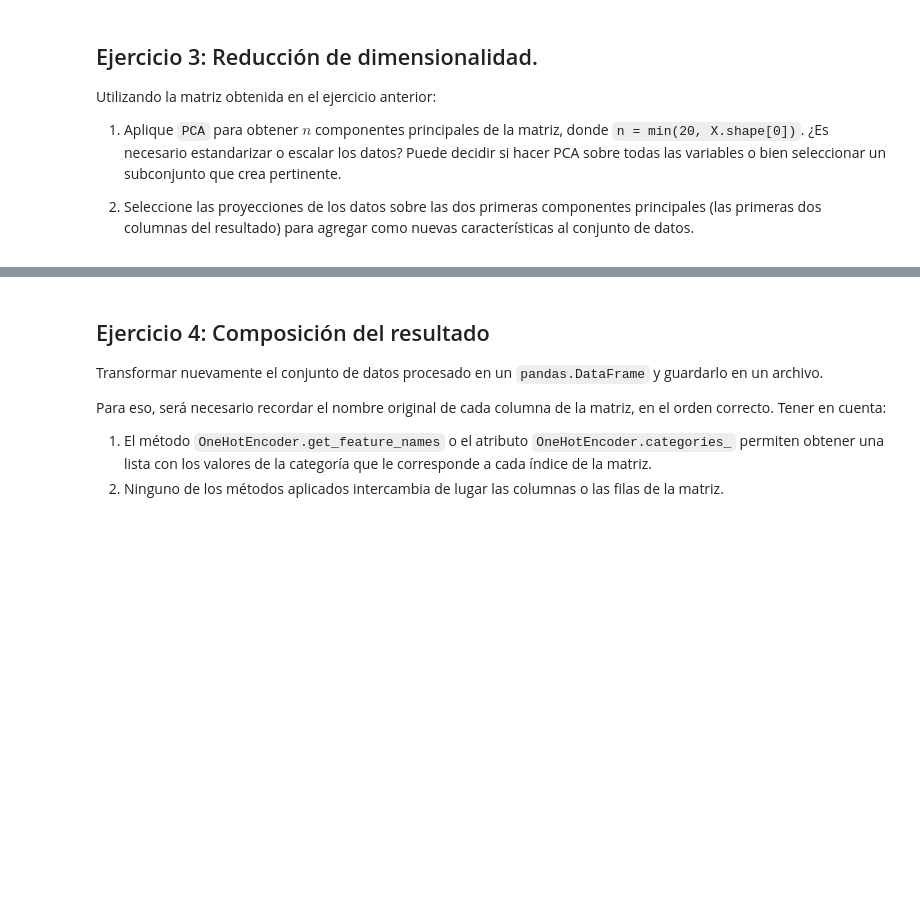
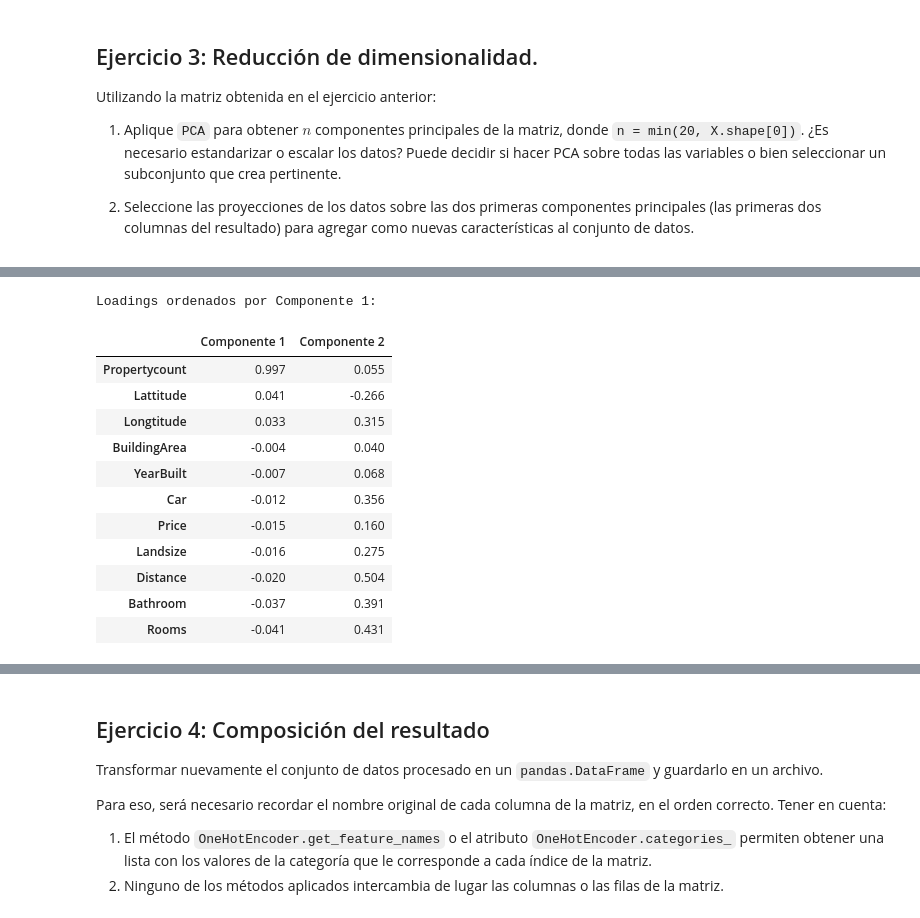
Before and after one commit to sgruyzcki/DiploDatos2026, a Jupyter notebook: Análisis Exploratorio y Curación de Datos/parte 1/ECD_2026_Entregable_Parte_1_grupo_3.ipynb, the cells around one changed output, grey strips where cells are left out. Drawn from its saved outputs; the diff is of its cells as text; code cells hidden in the pictures; blank space fills up the shorter version.

```diff
--- a/Análisis Exploratorio y Curación de Datos/parte 1/ECD_2026_Entregable_Parte_1_grupo_3.ipynb
+++ b/Análisis Exploratorio y Curación de Datos/parte 1/ECD_2026_Entregable_Parte_1_grupo_3.ipynb
@@ -832,11 +872,24 @@ print("Shape PCA (2 componentes):", matrix_pca_2.shape)
 # %%
-all_name_cols = numerical_col + ['YearBuilt', 'BuildingArea']
-
-# Loadings de las 2 primeras componentes
+# Nombres de las variables usadas en PCA
 loadings = pd.DataFrame(
     pca.components_[:2].T,
-    index=all_name_cols,
+    index=nombres_cols,
     columns=['Componente 1', 'Componente 2']
 ).round(3)
 
-print(loadings.sort_values('Componente 1', ascending=False))
+print("Loadings ordenados por Componente 1:")
+display(loadings.sort_values('Componente 1', ascending=False))
+# %% [output]
+Loadings ordenados por Componente 1:
+|  | Componente 1 | Componente 2 |
+| Propertycount | 0.997 | 0.055 |
+| Lattitude | 0.041 | -0.266 |
+| Longtitude | 0.033 | 0.315 |
+| BuildingArea | -0.004 | 0.040 |
+| YearBuilt | -0.007 | 0.068 |
+| Car | -0.012 | 0.356 |
+| Price | -0.015 | 0.160 |
+| Landsize | -0.016 | 0.275 |
+| Distance | -0.020 | 0.504 |
+| Bathroom | -0.037 | 0.391 |
+| Rooms | -0.041 | 0.431 |
```
Also changed, not shown: parts of 7 cells of this notebook.
